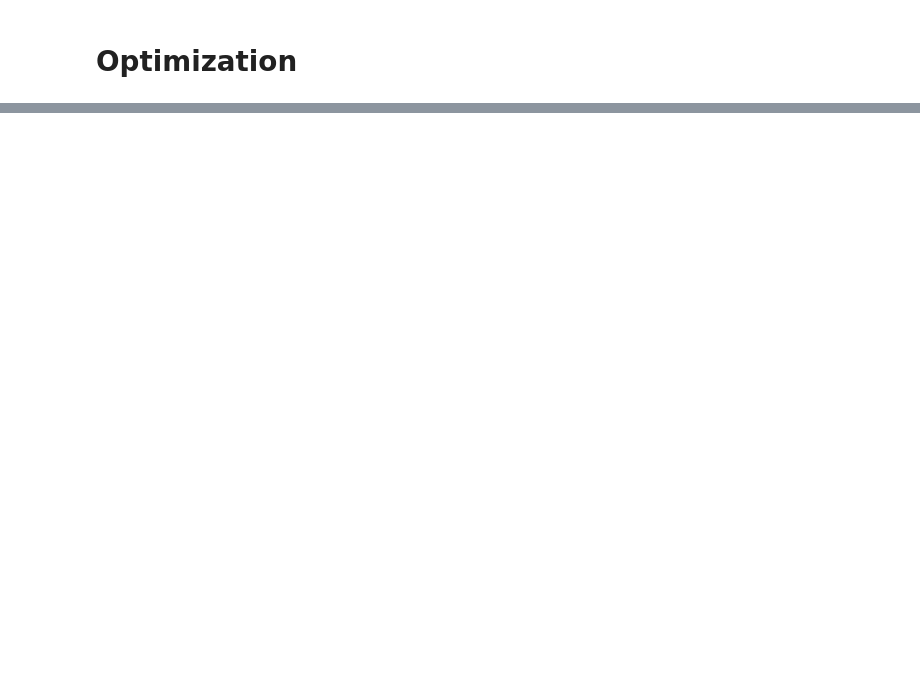
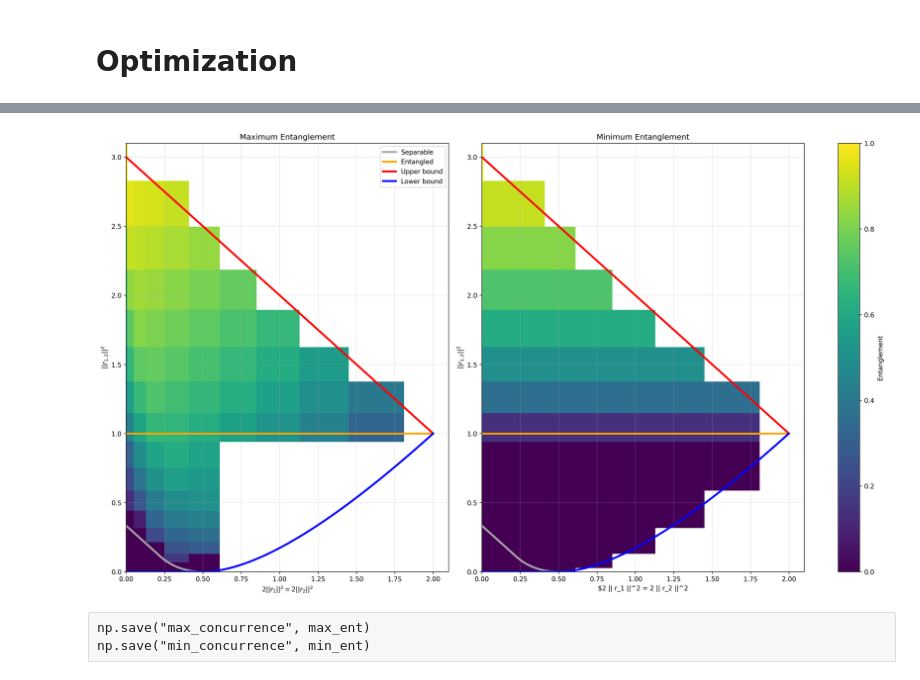
Before and after one commit to Garcia-Velo/-2024--bloch-lengths, a Jupyter notebook: notebooks/space_exploration.ipynb, the cells around one changed output, grey strips where cells are left out. Drawn from its saved outputs; the diff is of its cells as text; code cells hidden in the pictures; blank space fills up the shorter version.

```diff
--- a/notebooks/space_exploration.ipynb
+++ b/notebooks/space_exploration.ipynb
@@ -192,0 +314,48 @@ plt.show()
+# %%
+R1 = X**2
+R12 = Z**2
+
+fig, ax = plt.subplots(1, 2, figsize=(17, 10), constrained_layout=True, dpi=300)
+
+mesh0 = ax[0].pcolormesh(2 * R1, R12, max_ent, shading='auto', cmap='viridis', vmin=0, vmax=1)
+mesh1 = ax[1].pcolormesh(2 * R1, R12, min_ent, shading='auto', cmap='viridis', vmin=0, vmax=1)
+
+cbar = fig.colorbar(mesh1, ax=ax.ravel().tolist(), label='Entanglement',
+                    pad=0.05, aspect=20, shrink=1)
+
+cbar.set_ticks(list(np.linspace(0, 1, 6)))
+
+ax[0].set(xlabel = r"$2 || r_1 ||^2 = 2 || r_2 ||^2$", ylabel = r"$||r_{1, 2}||^2$",
+          xlim = (0, 2.1), ylim = (0, 3.1))
+ax[1].set(xlabel = r"$2 || r_1 ||^2 = 2 || r_2 ||^2", ylabel = r"$||r_{1, 2}||^2$",
+          xlim = (0, 2.1), ylim = (0, 3.1))
+
+ax[0].set_title('Maximum Entanglement')
+ax[1].set_title('Minimum Entanglement')
+
+t2 = np.linspace(0, 2, 1000)
+R12_upper = 3 - t2
+R12_lower = np.where(t2 <= 0.5, 0, (np.sqrt(2 * t2) - 1)**2)
+R12_sep = np.where(t2 <= 2/9, 1/3 - t2, (1 - np.sqrt(2 * t2))**2)
+R12_ent = np.ones_like(t2)
+
+ax[0].plot(t2, R12_sep, 'darkgrey', linewidth=3, label='Separable')
+ax[0].plot(t2, R12_ent, 'orange', linewidth=3, label='Entangled')
+ax[0].plot(t2, R12_upper, 'r', linewidth=3, label='Upper bound')
+ax[0].plot(t2, R12_lower, 'b', linewidth=3, label='Lower bound')
+
+ax[1].plot(t2, R12_sep, 'darkgrey', linewidth=3, label='Separable')
+ax[1].plot(t2, R12_ent, 'orange', linewidth=3, label='Entangled')
+ax[1].plot(t2, R12_upper, 'r', linewidth=3, label='Upper bound')
+ax[1].plot(t2, R12_lower, 'b', linewidth=3, label='Lower bound')
+
+ax[0].legend(loc='upper right')
+ax[0].grid(True, alpha=0.3)
+ax[1].grid(True, alpha=0.3)
+
+plt.show()
+# %% [output]
+[figure, added]
+# %% [raw]
+np.save("max_concurrence", max_ent)
+np.save("min_concurrence", min_ent)
```
Also changed, not shown: parts of 10 cells of this notebook, 6 other files.
